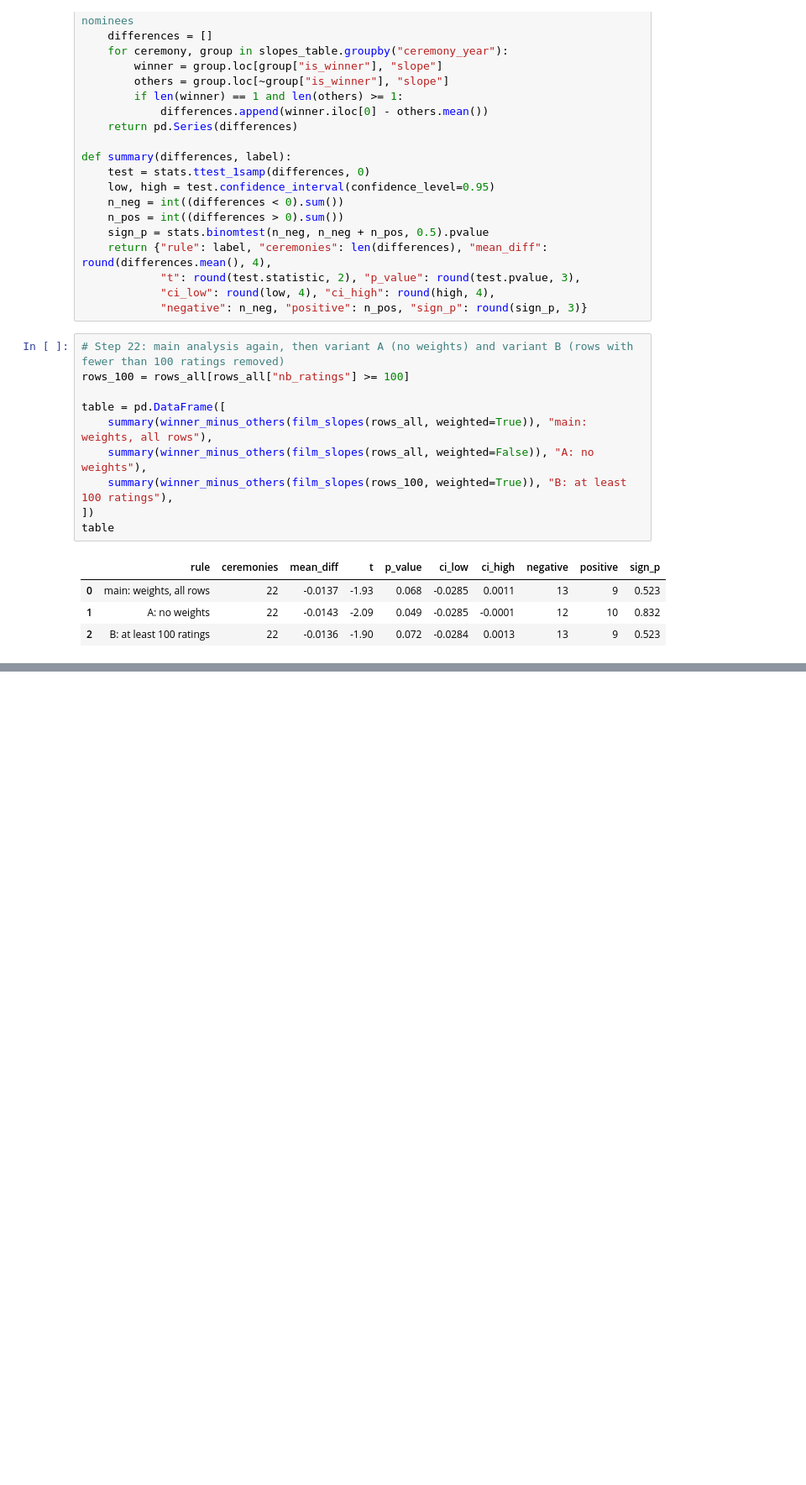
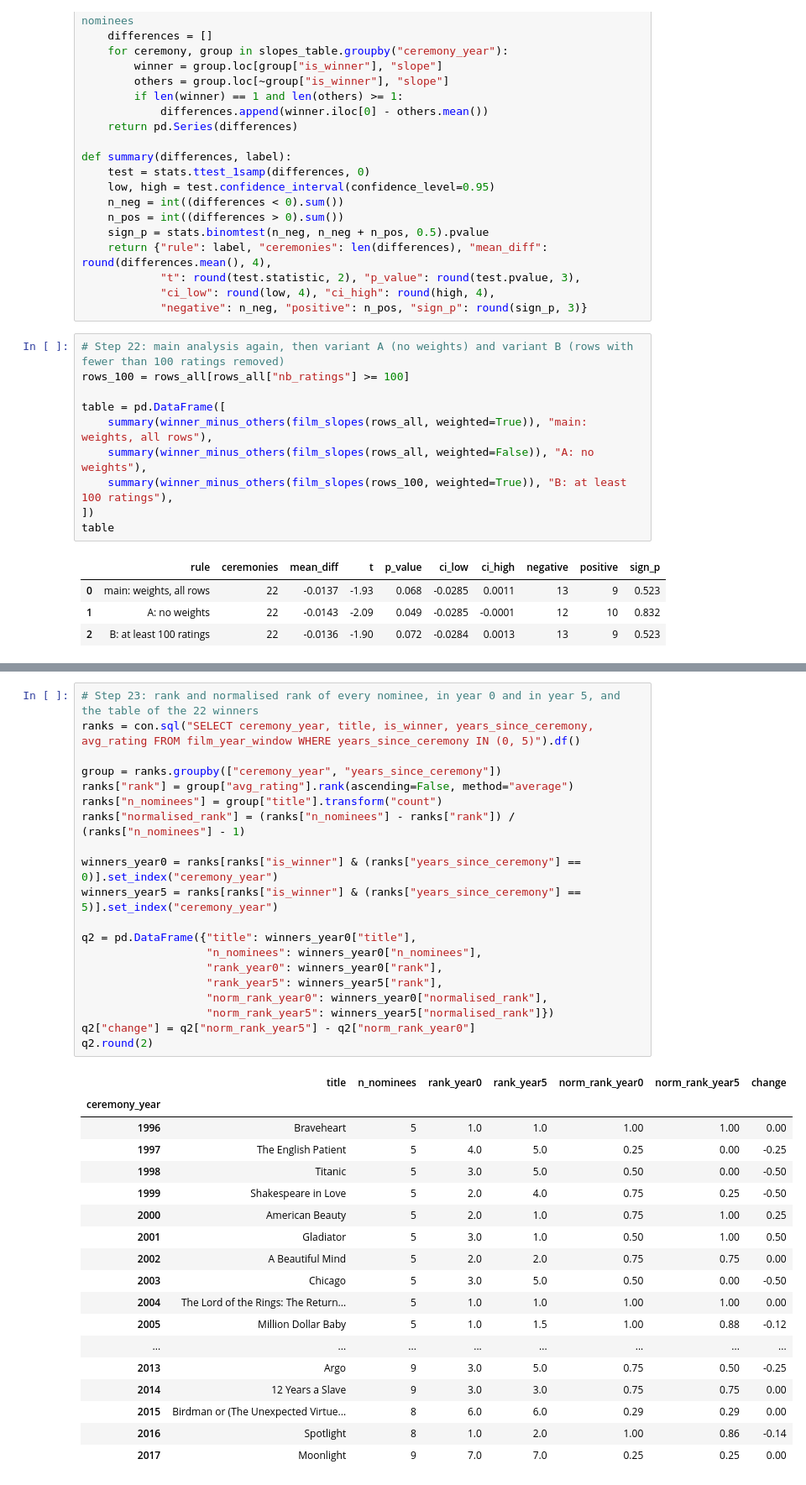
Before and after one commit to elblidimj/oscar-best-picture-ratings, a Jupyter notebook: notebooks/04_yearly_ratings.ipynb, the cells around one changed output, grey strips where cells are left out. Shown at 84% size. Saved outputs shown, nothing was run; the diff lists cells and outputs as text; blank space fills up the shorter version.

Commit message:
Notebook 04: rank of the winner in year 0 and year 5 for each ceremony

```diff
--- a/notebooks/04_yearly_ratings.ipynb
+++ b/notebooks/04_yearly_ratings.ipynb
@@ -481,0 +489,39 @@ table
+# %%
+# Step 23: rank and normalised rank of every nominee, in year 0 and in year 5, and the table of the 22 winners
+ranks = con.sql("SELECT ceremony_year, title, is_winner, years_since_ceremony, avg_rating FROM film_year_window WHERE years_since_ceremony IN (0, 5)").df()
+
+group = ranks.groupby(["ceremony_year", "years_since_ceremony"])
+ranks["rank"] = group["avg_rating"].rank(ascending=False, method="average")
+ranks["n_nominees"] = group["title"].transform("count")
+ranks["normalised_rank"] = (ranks["n_nominees"] - ranks["rank"]) / (ranks["n_nominees"] - 1)
+
+winners_year0 = ranks[ranks["is_winner"] & (ranks["years_since_ceremony"] == 0)].set_index("ceremony_year")
+winners_year5 = ranks[ranks["is_winner"] & (ranks["years_since_ceremony"] == 5)].set_index("ceremony_year")
+
+q2 = pd.DataFrame({"title": winners_year0["title"],
+                   "n_nominees": winners_year0["n_nominees"],
+                   "rank_year0": winners_year0["rank"],
+                   "rank_year5": winners_year5["rank"],
+                   "norm_rank_year0": winners_year0["normalised_rank"],
+                   "norm_rank_year5": winners_year5["normalised_rank"]})
+q2["change"] = q2["norm_rank_year5"] - q2["norm_rank_year0"]
+q2.round(2)
+# %% [output]
+|  | title | n_nominees | rank_year0 | rank_year5 | norm_rank_year0 | norm_rank_year5 | change |
+| ceremony_year |  |  |  |  |  |  |  |
+| 1996 | Braveheart | 5 | 1.0 | 1.0 | 1.00 | 1.00 | 0.00 |
+| 1997 | The English Patient | 5 | 4.0 | 5.0 | 0.25 | 0.00 | -0.25 |
+| 1998 | Titanic | 5 | 3.0 | 5.0 | 0.50 | 0.00 | -0.50 |
+| 1999 | Shakespeare in Love | 5 | 2.0 | 4.0 | 0.75 | 0.25 | -0.50 |
+| 2000 | American Beauty | 5 | 2.0 | 1.0 | 0.75 | 1.00 | 0.25 |
+| 2001 | Gladiator | 5 | 3.0 | 1.0 | 0.50 | 1.00 | 0.50 |
+| 2002 | A Beautiful Mind | 5 | 2.0 | 2.0 | 0.75 | 0.75 | 0.00 |
+| 2003 | Chicago | 5 | 3.0 | 5.0 | 0.50 | 0.00 | -0.50 |
+| 2004 | The Lord of the Rings: The Return... | 5 | 1.0 | 1.0 | 1.00 | 1.00 | 0.00 |
+| 2005 | Million Dollar Baby | 5 | 1.0 | 1.5 | 1.00 | 0.88 | -0.12 |
+| ... | ... | ... | ... | ... | ... | ... | ... |
+| 2013 | Argo | 9 | 3.0 | 5.0 | 0.75 | 0.50 | -0.25 |
+| 2014 | 12 Years a Slave | 9 | 3.0 | 3.0 | 0.75 | 0.75 | 0.00 |
+| 2015 | Birdman or (The Unexpected Virtue... | 8 | 6.0 | 6.0 | 0.29 | 0.29 | 0.00 |
+| 2016 | Spotlight | 8 | 1.0 | 2.0 | 1.00 | 0.86 | -0.14 |
+| 2017 | Moonlight | 9 | 7.0 | 7.0 | 0.25 | 0.25 | 0.00 |
```
Also changed, not shown: parts of 1 cell of this notebook.
